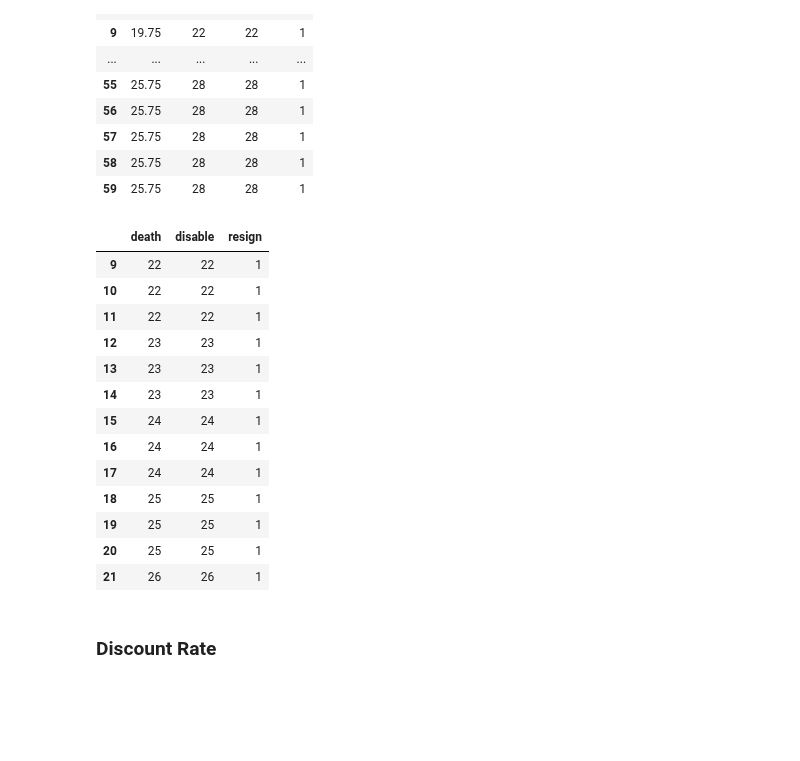
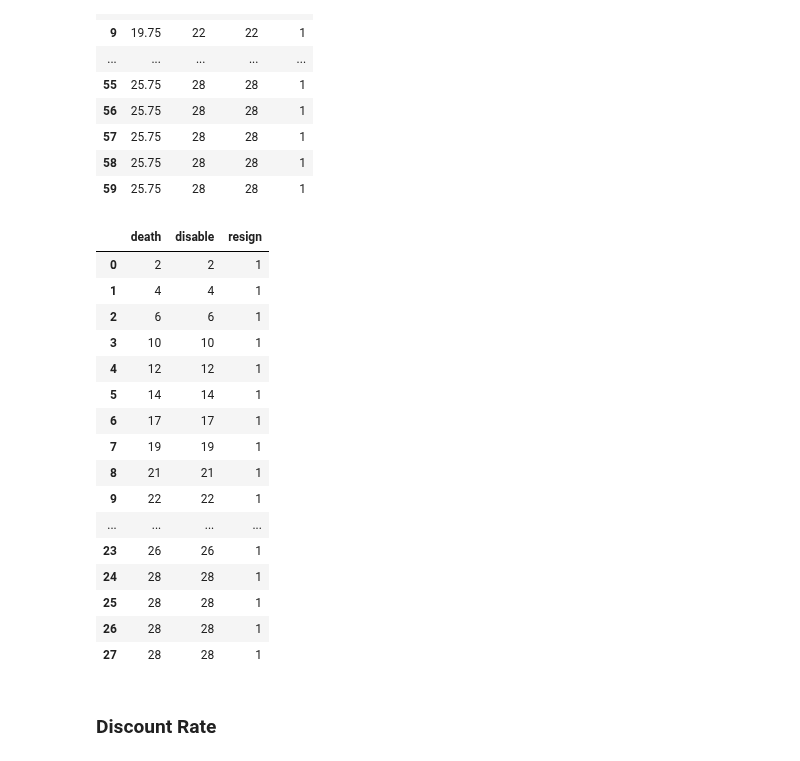
Before and after one commit to leonv1602/post-employment-benefit, a Jupyter notebook: peb-calculation.ipynb, the cells around one changed output. Saved outputs shown, nothing was run; the diff lists cells and outputs as text; code cells hidden in the pictures; blank space fills up the shorter version.

```diff
--- a/peb-calculation.ipynb
+++ b/peb-calculation.ipynb
@@ -9,7 +9,7 @@ import datetime
 def generate_date(year_1 = 1980, year_2 = 2000):
     return datetime.datetime(year_1, 1, 1) + datetime.timedelta(days= np.random.randint((datetime.datetime(year_2, 12,31) - datetime.datetime(year_1, 1,1)).days))
 # %%
-emp_counts = int(1e3)
+emp_counts = int(1e4)
 # Creating DataFrame
 data = pd.DataFrame(data = {'id' : np.random.randint(0, emp_counts*10, emp_counts),
                             'gender' : ['Male' if np.random.rand()<0.5 else 'Female' for i in range(emp_counts)],
@@ -128,24 +130,27 @@ ben_fac
 | 59 | 25.75 | 28 | 28 | 1 |
 # %%
 def select_ben_fac(employee_age, employee_yos, pension_age, ben_fac = ben_fac):
-    return ben_fac.iloc[int(employee_yos):int(employee_yos+pension_age-employee_age)+1, 1:]
+    return ben_fac.iloc[int(employee_yos):int(employee_yos+pension_age-int(employee_age)), 1:]
 # %%
-select_ben_fac(employee_age=data.age.iloc[0], employee_yos= data.yos.iloc[0],pension_age=pension_age)
+select_ben_fac(employee_age=data.age.iloc[1], employee_yos= data.yos.iloc[1],pension_age=pension_age)
 # %% [output]
 |  | death | disable | resign |
+| 0 | 2 | 2 | 1 |
+| 1 | 4 | 4 | 1 |
+| 2 | 6 | 6 | 1 |
+| 3 | 10 | 10 | 1 |
+| 4 | 12 | 12 | 1 |
+| 5 | 14 | 14 | 1 |
+| 6 | 17 | 17 | 1 |
+| 7 | 19 | 19 | 1 |
+| 8 | 21 | 21 | 1 |
 | 9 | 22 | 22 | 1 |
-| 10 | 22 | 22 | 1 |
-| 11 | 22 | 22 | 1 |
-| 12 | 23 | 23 | 1 |
-| 13 | 23 | 23 | 1 |
-| 14 | 23 | 23 | 1 |
-| 15 | 24 | 24 | 1 |
-| 16 | 24 | 24 | 1 |
-| 17 | 24 | 24 | 1 |
-| 18 | 25 | 25 | 1 |
-| 19 | 25 | 25 | 1 |
-| 20 | 25 | 25 | 1 |
-| 21 | 26 | 26 | 1 |
+| ... | ... | ... | ... |
+| 23 | 26 | 26 | 1 |
+| 24 | 28 | 28 | 1 |
+| 25 | 28 | 28 | 1 |
+| 26 | 28 | 28 | 1 |
+| 27 | 28 | 28 | 1 |
 # %% [markdown]
 ### Discount Rate
 # %%
```
Also changed, not shown: parts of 21 cells of this notebook.
